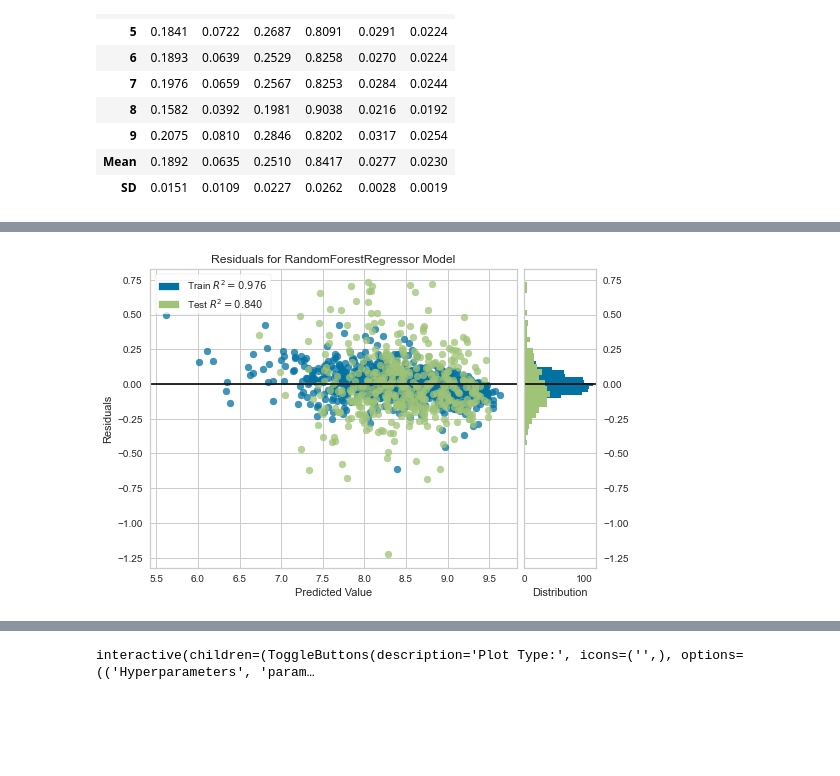
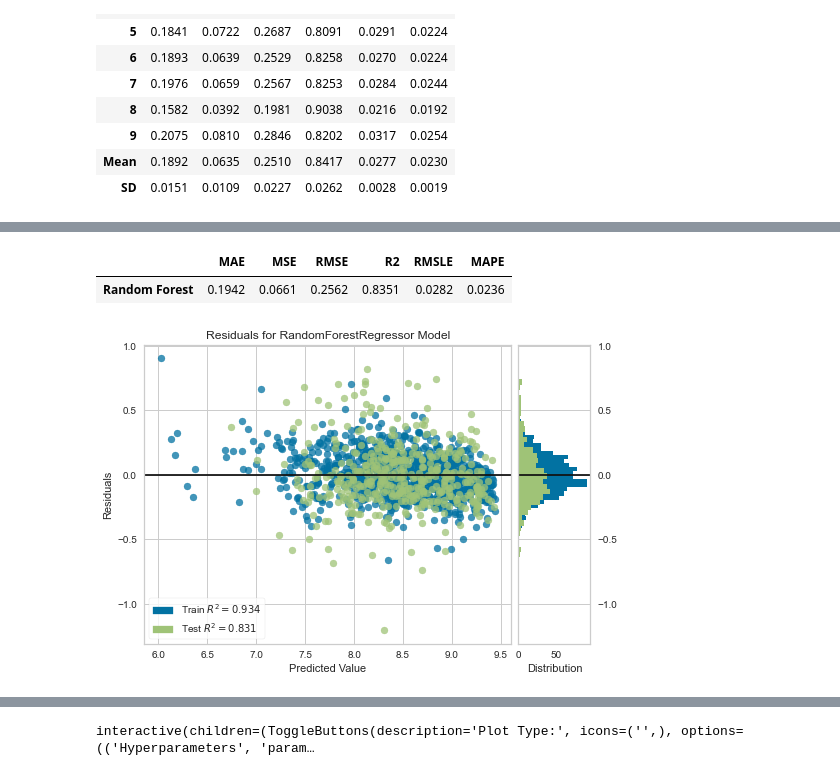
Before and after one commit to jascqh/BT4222-Hotel-Reviews, a Jupyter notebook: BT4222 Project Code Final.ipynb, the cells around one changed output, grey strips where cells are left out. Cells and saved outputs as stored; diff of their text form; code cells hidden in the pictures; blank space fills up the shorter version.

Commit message:
Update pycaret
-include more iterations for tuning
- fixed a bug regarding tuned model

```diff
--- a/BT4222 Project Code Final.ipynb
+++ b/BT4222 Project Code Final.ipynb
@@ -994,0 +1047,2 @@ RandomForestRegressor(bootstrap=True, ccp_alpha=0.0, criterion='mse',
+# %%
+rfr = tune_model(rf, n_iter = 50)
@@ -995,4 +1063,11 @@ RandomForestRegressor(bootstrap=True, ccp_alpha=0.0, criterion='mse',
+# %%
+rf_tuned = pull()
+rf_result =rf_tuned.iloc[[10]].rename(index={'Mean':'Random Forest'})
+rf_result
+# %% [output]
+|  | MAE | MSE | RMSE | R2 | RMSLE | MAPE |
+| Random Forest | 0.1942 | 0.0661 | 0.2562 | 0.8351 | 0.0282 | 0.0236 |
 # %%
-plot_model(rf)
+plot_model(rfr)
 # %% [output]
-[figure, old version]
+[figure, new version]
```
Also changed, not shown: parts of 64 cells of this notebook.
